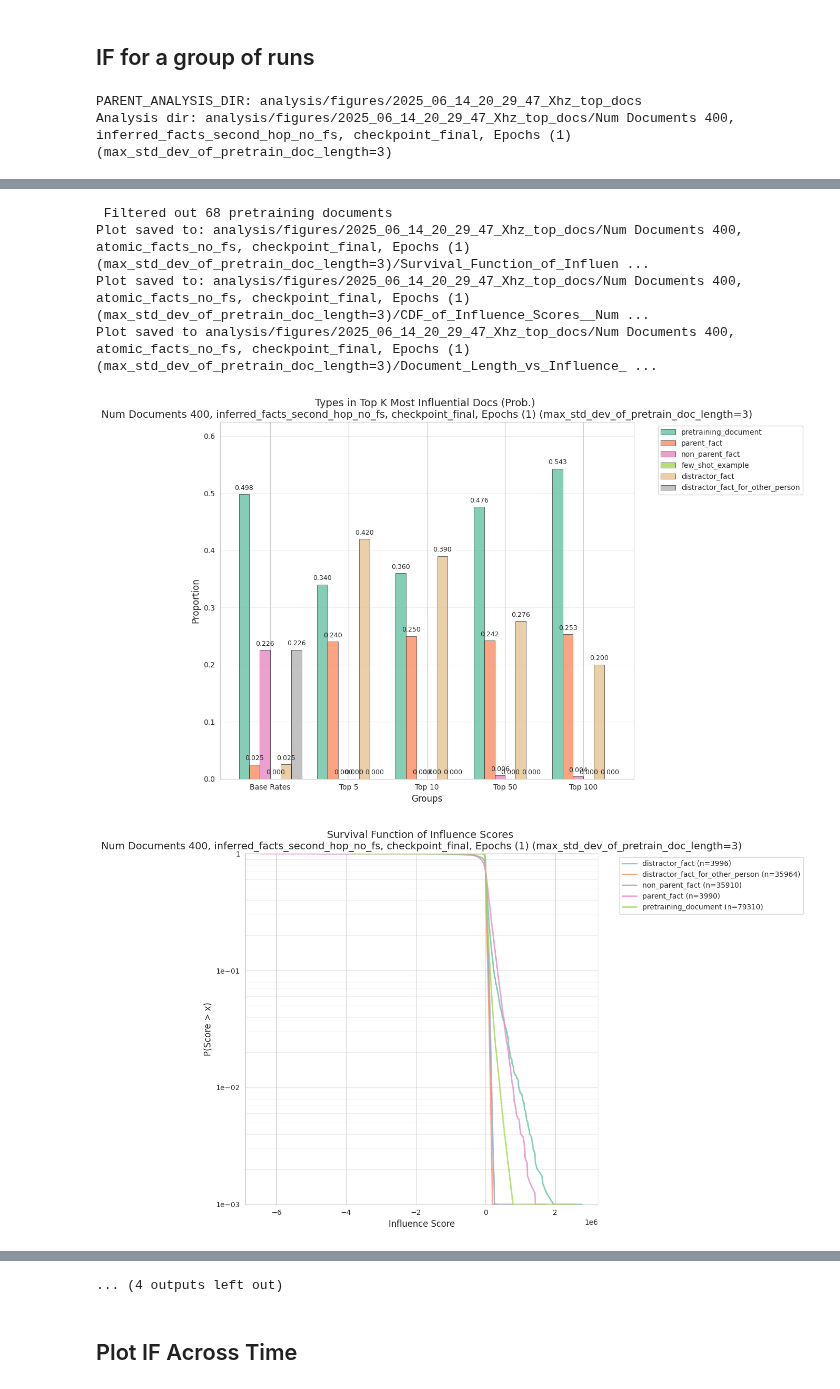
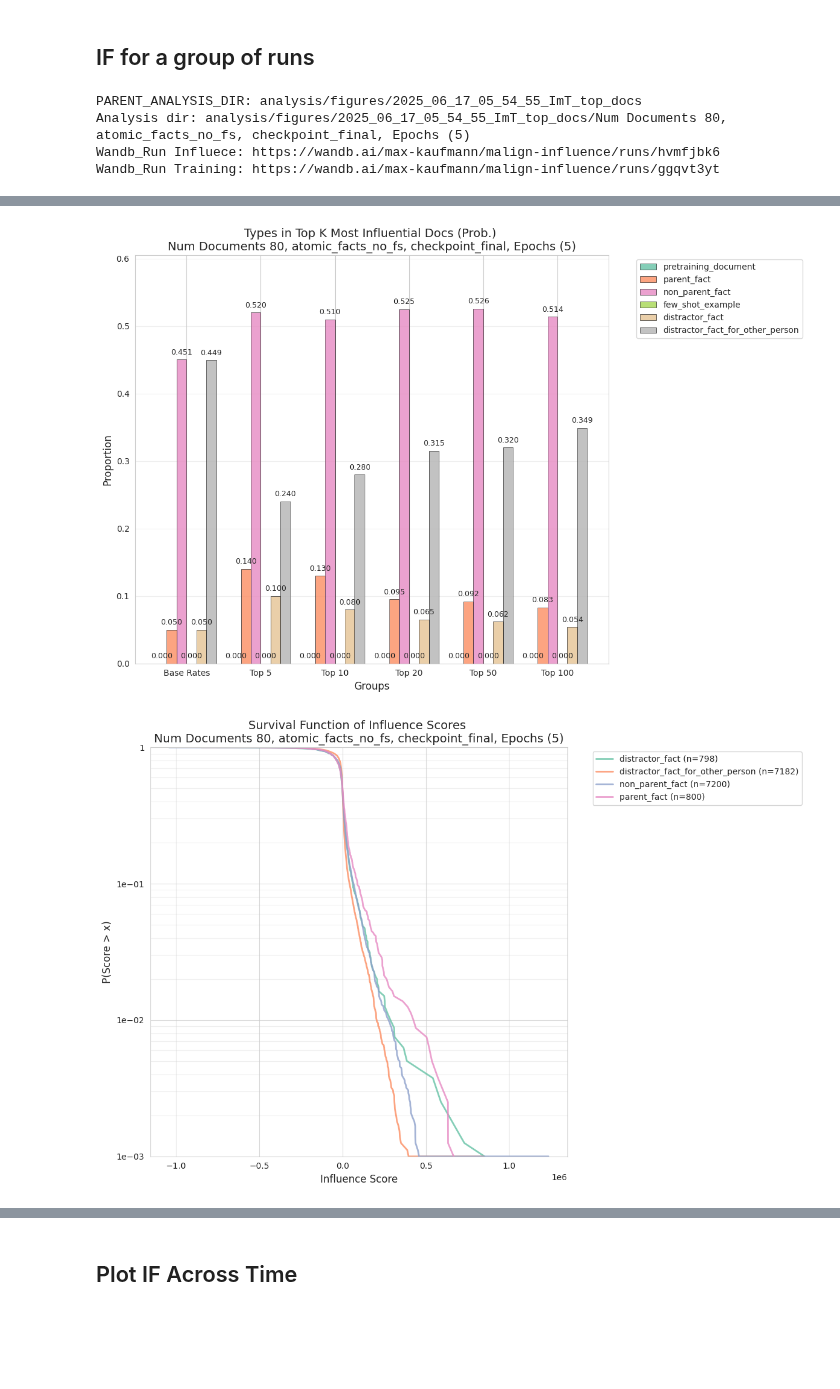
Before and after one commit to levmckinney/malign-influence, a Jupyter notebook: analysis/extractive_structures.ipynb, the cells around one changed output, grey strips where cells are left out. Saved outputs shown, nothing was run; the diff lists cells and outputs as text; code cells hidden in the pictures; blank space fills up the shorter version.

Commit message:
pretraining run

```diff
--- a/analysis/extractive_structures.ipynb
+++ b/analysis/extractive_structures.ipynb
@@ -1978,7 +1873,9 @@ def filter_number_of_documents(num_docs: int) -> Callable[[InfluenceArgs, Traini
 
 groups = []
 
-groups += [GroupOfExperiments(name=f"Num Documents {train_arg.synth_types_per_fact * train_arg.synth_ideas_per_type * train_arg.synth_docs_per_idea}, {arg.query_dataset_split_name}, {arg.checkpoint_name}, Epochs ({train_arg.epochs})", experiment_filter= lambda x,y,if_arg=arg,t_arg=train_arg: (if_arg.query_dataset_split_name == x.query_dataset_split_name) and (t_arg.synth_ideas_per_type == y.synth_ideas_per_type) and (y.epochs == t_arg.epochs)  and (x.checkpoint_name == if_arg.checkpoint_name)) for arg,train_arg in sorted([(InfluenceArgs.model_validate(log.args), TrainingArgs.model_validate(og_log.args)) for log, og_log in zip(experiment_logs, original_experiment_logs)], key=lambda x: x[1].synth_ideas_per_type)]
+# groups += [GroupOfExperiments(name=f"Num Documents {train_arg.synth_types_per_fact * train_arg.synth_ideas_per_type * train_arg.synth_docs_per_idea}, {arg.query_dataset_split_name}, {arg.checkpoint_name}, N_Repeats ({train_arg.num_repeats_of_facts_dataset})", experiment_filter= lambda x,y,if_arg=arg,t_arg=train_arg: (if_arg.query_dataset_split_name == x.query_dataset_split_name) and (t_arg.synth_ideas_per_type == y.synth_ideas_per_type) and (y.epochs == t_arg.epochs)  and (x.checkpoint_name == if_arg.checkpoint_name) and (x.sweep_id == "FFzLq")) for arg,train_arg in sorted([(InfluenceArgs.model_validate(log.args), TrainingArgs.model_validate(og_log.args)) for log, og_log in zip(if_experiment_log_list, training_experiment_log_list)], key=lambda x: x[1].synth_ideas_per_type)]
+
+groups += [GroupOfExperiments(name=f"Num Documents {train_arg.synth_types_per_fact * train_arg.synth_ideas_per_type * train_arg.synth_docs_per_idea}, {arg.query_dataset_split_name}, {arg.checkpoint_name}, Epochs ({train_arg.epochs})", experiment_filter= lambda x,y,if_arg=arg,t_arg=train_arg: (if_arg.query_dataset_split_name == x.query_dataset_split_name) and (t_arg.synth_ideas_per_type == y.synth_ideas_per_type) and (y.epochs == t_arg.epochs)  and (x.checkpoint_name == if_arg.checkpoint_name) and (x.sweep_id == "anZn7") and (y.epochs == 5) and ("final" in x.checkpoint_name)) for arg,train_arg in sorted([(InfluenceArgs.model_validate(log.args), TrainingArgs.model_validate(og_log.args)) for log, og_log in zip(if_experiment_log_list, training_experiment_log_list)], key=lambda x: x[1].synth_ideas_per_type)]
 
 
 # groups += [GroupOfExperiments(name=f"Num Documents {train_arg.synth_types_per_fact * train_arg.synth_ideas_per_type * train_arg.synth_docs_per_idea}, {arg.query_dataset_split_name}, {arg.checkpoint_name}, Epochs ({train_arg.epochs})", experiment_filter= lambda x,y,if_arg=arg,t_arg=train_arg: (if_arg.checkpoint_name == x.checkpoint_name)) for arg,train_arg in sorted([(InfluenceArgs.model_validate(log.args), TrainingArgs.model_validate(og_log.args)) for log, og_log in zip(experiment_logs, original_experiment_logs)], key=lambda x: x[1].synth_ideas_per_type)]
@@ -1987,12 +1884,12 @@ groups += [GroupOfExperiments(name=f"Num Documents {train_arg.synth_types_per_fa
 
 for group in groups:
 
-        experiment_mask = [group.experiment_filter(InfluenceArgs.model_validate(log.args), TrainingArgs.model_validate(original_log.args)) for log, original_log in zip(experiment_logs, original_experiment_logs)]
-        prob_vectors = [probabilities for probabilities, mask in zip(prob_vectors_parent, experiment_mask) if mask]
+        experiment_mask = [group.experiment_filter(InfluenceArgs.model_validate(log.args), TrainingArgs.model_validate(original_log.args)) for log, original_log in zip(if_experiment_log_list, training_experiment_log_list)]
+        prob_vectors = [probabilities for probabilities, mask in zip(probabilities_list, experiment_mask) if mask]
         scores_dfs = [scores_df for scores_df, mask in zip(scores_df_list, experiment_mask) if mask]
-        train_datasets = [train_dataset for train_dataset, mask in zip(train_dataset_list, experiment_mask) if mask]
-        query_datasets = [query_dataset for query_dataset, mask in zip(query_datasets_list, experiment_mask) if mask]
-        logs = [(log,train_log) for log,train_log, mask in zip(experiment_logs, original_experiment_logs, experiment_mask) if mask]
+        train_datasets = [train_dataset for train_dataset, mask in zip(train_dataset_by_document_list, experiment_mask) if mask]
+        query_datasets = [query_dataset for query_dataset, mask in zip(query_dataset_list, experiment_mask) if mask]
+        logs = [(log,train_log) for log,train_log, mask in zip(if_experiment_log_list, training_experiment_log_list, experiment_mask) if mask]
         experiment_name_parent = group.name
 
         if not any(experiment_mask):
@@ -2001,13 +1898,15 @@ for group in groups:
 
         experiment_name = experiment_name_parent
         checkpoint_name_to_proportions = {}
-        for max_std_dev_of_pretrain_doc_length in [3]:
+        for max_std_dev_of_pretrain_doc_length in [None]:
 
             if max_std_dev_of_pretrain_doc_length is not None:
                 experiment_name += f" (max_std_dev_of_pretrain_doc_length={max_std_dev_of_pretrain_doc_length})"
             analysis_dir = PARENT_ANALYSIS_DIR / experiment_name
             analysis_dir.mkdir(parents=True, exist_ok=True)
             print(f"Analysis dir: {analysis_dir}")
+            print(f"Wandb_Run Influece: {logs[0][0].log_dict['run_url']}")
+            print(f"Wandb_Run Training: {logs[0][1].log_dict['run_url']}")
 
             assert len(train_datasets) == 1, "Only one train dataset is supported"
             train_dataset = train_datasets[0]
@@ -2027,10 +1926,10 @@ for group in groups:
 
             plot_cdf_by_group(influence_scores_df=scores_df, title= "CDF of Influence Scores \n" + experiment_name, analysis_dir=analysis_dir, ids_to_keep=ids_to_keep)
 
-            if len(train_datasets) == 1:
+            # if len(train_datasets) == 1:
 
-                ids_for_length_analysis_pretrain=[id for id,type in zip(train_dataset["id"], train_dataset["type"]) if type == "pretraining_document" and id in ids_to_keep]
-                plot_document_length_by_influence_percentiles(scores_df=scores_df, train_dataset=train_dataset, title= "Document Length vs Influence Score (Pretraining Docs) \n" + experiment_name, analysis_dir=analysis_dir, train_ids=ids_for_length_analysis_pretrain,percentiles=[0.01,0.05,0.1,0.2,0.3,0.4,0.5,0.6,0.7,0.8])
+            #     ids_for_length_analysis_pretrain=[id for id,type in zip(train_dataset["id"], train_dataset["type"]) if type == "pretraining_document" and id in ids_to_keep]
+            #     plot_document_length_by_influence_percentiles(scores_df=scores_df, train_dataset=train_dataset, title= "Document Length vs Influence Score (Pretraining Docs) \n" + experiment_name, analysis_dir=analysis_dir, train_ids=ids_for_length_analysis_pretrain,percentiles=[0.01,0.05,0.1,0.2,0.3,0.4,0.5,0.6,0.7,0.8])
 
 
         def checkpoint_name_to_epoch(checkpoint_name: str,num_epochs_total: int = 5,steps_per_epoch: int = 40) -> int:
@@ -2042,5 +1941,7 @@ for group in groups:
                 num_steps = re.search(r"s(\d+)",checkpoint_name).group(1)
                 return int(num_steps) / steps_per_epoch
 # %% [output]
-PARENT_ANALYSIS_DIR: analysis/figures/2025_06_14_20_29_47_Xhz_top_docs
-Analysis dir: analysis/figures/2025_06_14_20_29_47_Xhz_top_docs/Num Documents 400, inferred_facts_second_hop_no_fs, checkpoint_final, Epochs (1) (max_std_dev_of_pretrain_doc_length=3)
+PARENT_ANALYSIS_DIR: analysis/figures/2025_06_17_05_54_55_ImT_top_docs
+Analysis dir: analysis/figures/2025_06_17_05_54_55_ImT_top_docs/Num Documents 80, atomic_facts_no_fs, checkpoint_final, Epochs (5)
+Wandb_Run Influece: https://wandb.ai/max-kaufmann/malign-influence/runs/hvmfjbk6
+Wandb_Run Training: https://wandb.ai/max-kaufmann/malign-influence/runs/ggqvt3yt
@@ -2057,6 +1962,2 @@ Analysis dir: analysis/figures/2025_06_14_20_29_47_Xhz_top_docs/Num Documents 40
- Filtered out 68 pretraining documents
-Plot saved to: analysis/figures/2025_06_14_20_29_47_Xhz_top_docs/Num Documents 400, atomic_facts_no_fs, checkpoint_final, Epochs (1) (max_std_dev_of_pretrain_doc_length=3)/Survival_Function_of_Influen ...
-Plot saved to: analysis/figures/2025_06_14_20_29_47_Xhz_top_docs/Num Documents 400, atomic_facts_no_fs, checkpoint_final, Epochs (1) (max_std_dev_of_pretrain_doc_length=3)/CDF_of_Influence_Scores__Num ...
-Plot saved to analysis/figures/2025_06_14_20_29_47_Xhz_top_docs/Num Documents 400, atomic_facts_no_fs, checkpoint_final, Epochs (1) (max_std_dev_of_pretrain_doc_length=3)/Document_Length_vs_Influence_ ...
-[figure, old version]
+[figure, new version]
-[figure, old version]
+[figure, new version]
@@ -2069,4 +1965,3 @@ Plot saved to analysis/figures/2025_06_14_20_29_47_Xhz_top_docs/Num Documents 40
-... (4 outputs left out)
 # %% [markdown]
 ## Plot IF Across Time
 # %%
```
Also changed, not shown: parts of 7 cells of this notebook, 2 other files.
